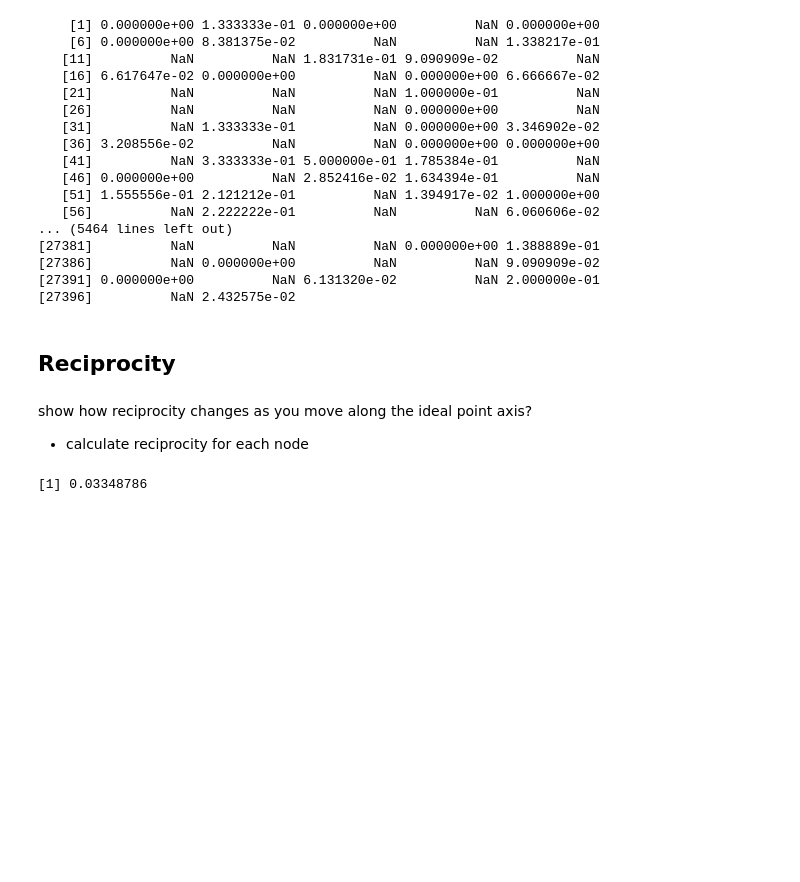
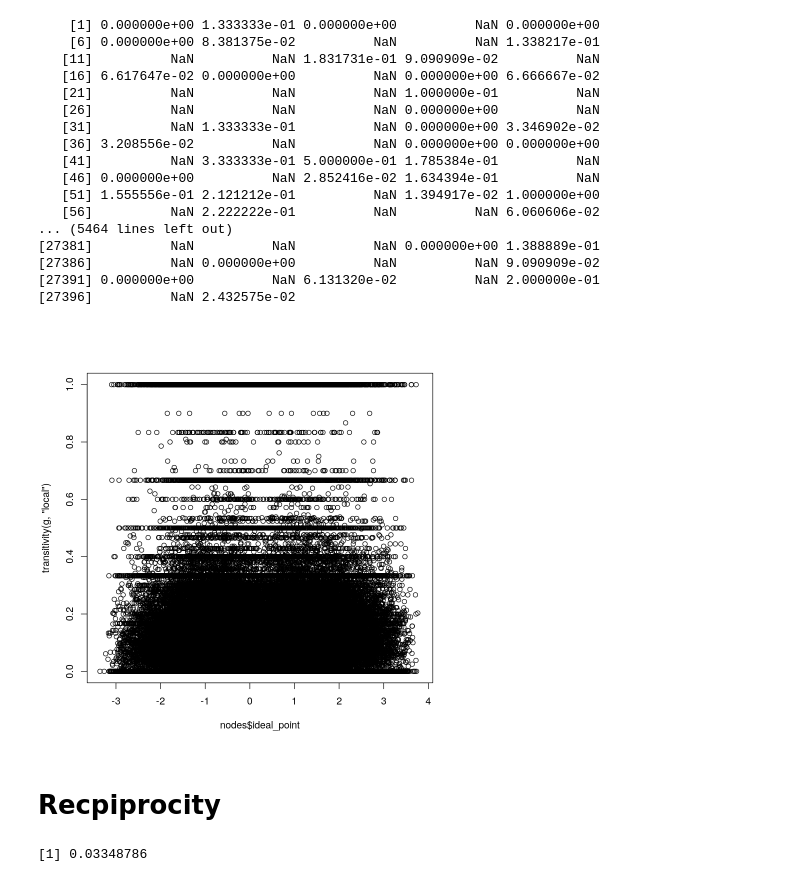
Before and after one commit to MLBurnham/networks_replication, a Jupyter notebook: Descriptive.ipynb, the cells around one changed output. Drawn from its saved outputs; the diff is of its cells as text; code cells hidden in the pictures; blank space fills up the shorter version.

```diff
--- a/Descriptive.ipynb
+++ b/Descriptive.ipynb
@@ -196,6 +239,8 @@ $KS.p
 1. add vertex attributes
 2. get assortativity coefficient
 # %%
+# get a list of all vertex names in the original edge list
+edgeids <- V(g_retweet)$name
 # identify nodes in the retweet edge list that don't have a point estimate
 missing <- edgeids[-which(edgeids %in% nodes$uid)]
 # remove nodes with no point estimate
@@ -257,8 +304,10 @@ transitivity(g, 'local')
 [27386]          NaN 0.000000e+00          NaN          NaN 9.090909e-02
 [27391] 0.000000e+00          NaN 6.131320e-02          NaN 2.000000e-01
 [27396]          NaN 2.432575e-02
+# %%
+# plot transitivity by ideal point
+plot(nodes$ideal_point, transitivity(g, 'local'))
+# %% [output]
+[figure, added]
 # %% [markdown]
-## Reciprocity
+# Recpiprocity
-# %% [markdown]
-show how reciprocity changes as you move along the ideal point axis?
-- calculate reciprocity for each node
```
Also changed, not shown: parts of 33 cells of this notebook, 7 other files.
